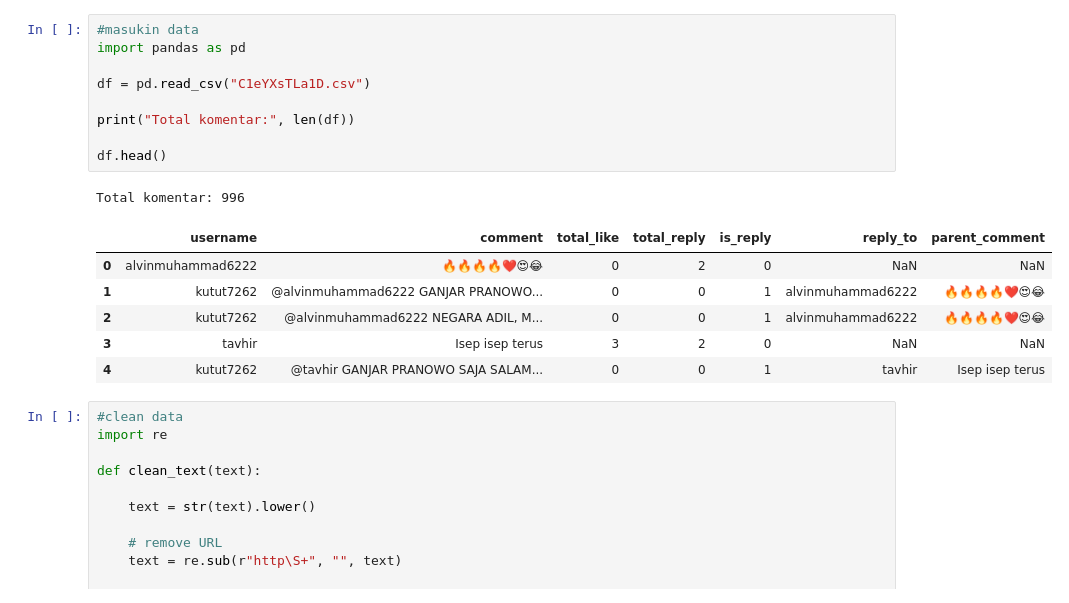
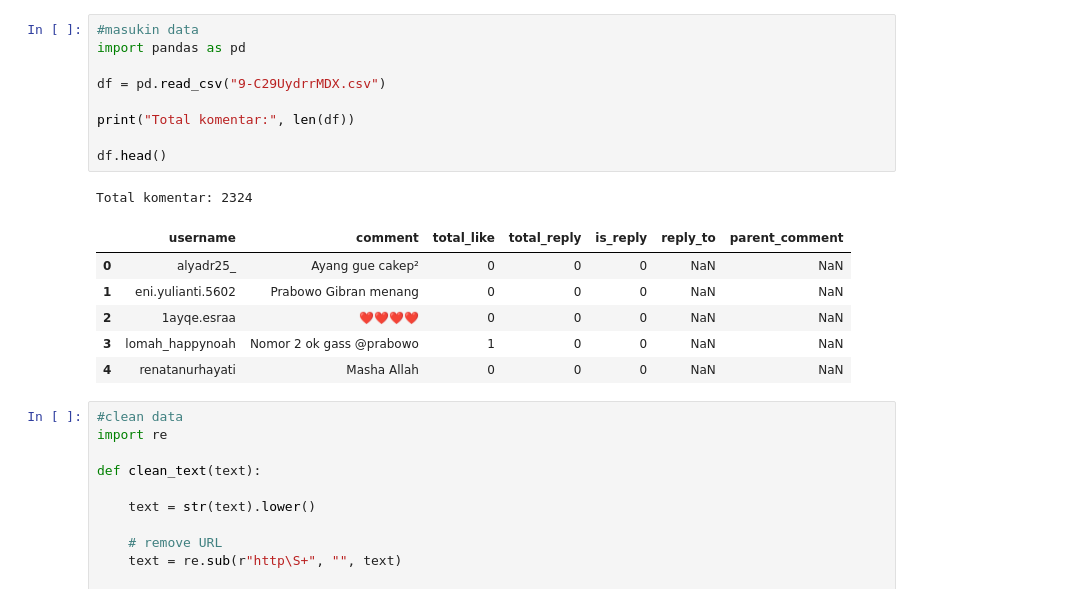
Before and after one commit to trinitarn/pragmatisflagship, a Jupyter notebook: 1. train model.ipynb, the cells around one changed output. Cells and saved outputs as stored; diff of their text form.

```diff
--- a/1. train model.ipynb
+++ b/1. train model.ipynb
@@ -1,20 +1,20 @@
 # %%
 #masukin data
 import pandas as pd
 
-df = pd.read_csv("C1eYXsTLa1D.csv")
+df = pd.read_csv("9-C29UydrrMDX.csv")
 
 print("Total komentar:", len(df))
 
 df.head()
 # %% [output]
-Total komentar: 996
+Total komentar: 2324
 |  | username | comment | total_like | total_reply | is_reply | reply_to | parent_comment |
-| 0 | alvinmuhammad6222 | 🔥🔥🔥🔥❤️😍😂 | 0 | 2 | 0 | NaN | NaN |
-| 1 | kutut7262 | @alvinmuhammad6222 GANJAR PRANOWO... | 0 | 0 | 1 | alvinmuhammad6222 | 🔥🔥🔥🔥❤️😍😂 |
-| 2 | kutut7262 | @alvinmuhammad6222 NEGARA ADIL, M... | 0 | 0 | 1 | alvinmuhammad6222 | 🔥🔥🔥🔥❤️😍😂 |
-| 3 | tavhir | Isep isep terus | 3 | 2 | 0 | NaN | NaN |
-| 4 | kutut7262 | @tavhir GANJAR PRANOWO SAJA SALAM... | 0 | 0 | 1 | tavhir | Isep isep terus |
+| 0 | alyadr25_ | Ayang gue cakep² | 0 | 0 | 0 | NaN | NaN |
+| 1 | eni.yulianti.5602 | Prabowo Gibran menang | 0 | 0 | 0 | NaN | NaN |
+| 2 | 1ayqe.esraa | ❤️❤️❤️❤️ | 0 | 0 | 0 | NaN | NaN |
+| 3 | lomah_happynoah | Nomor 2 ok gass @prabowo | 1 | 0 | 0 | NaN | NaN |
+| 4 | renatanurhayati | Masha Allah | 0 | 0 | 0 | NaN | NaN |
 # %%
 #clean data
 import re
```
Also changed, not shown: parts of 10 cells of this notebook, 7 other files.
